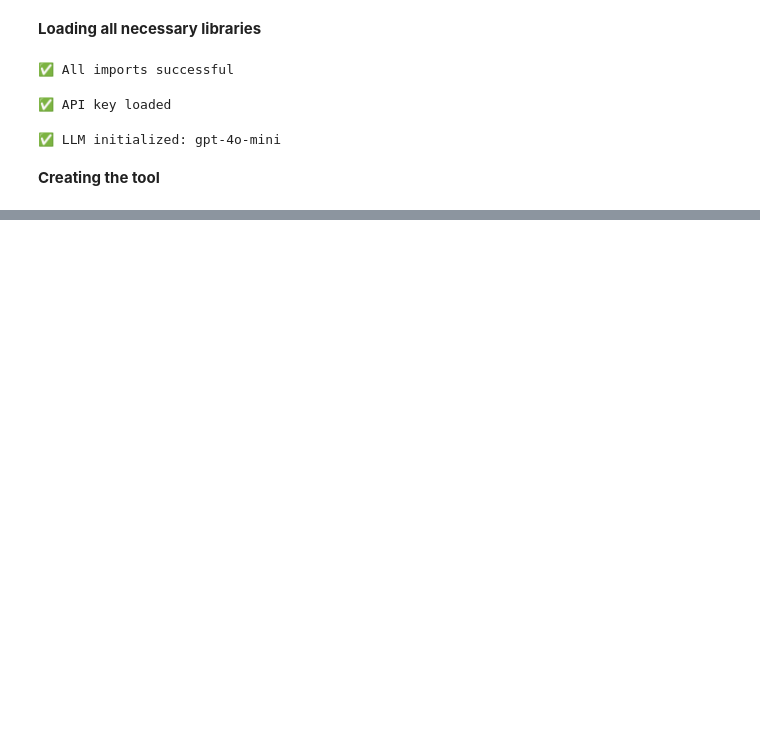
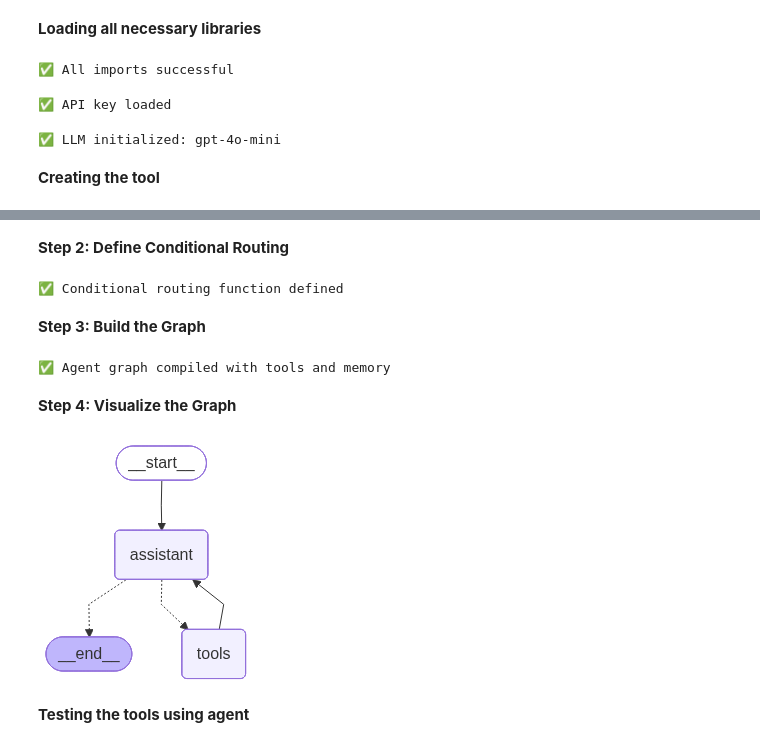
Before and after one commit to Olajcodes/working-with-rag, a Jupyter notebook: tasks/tools_integration.ipynb, the cells around one changed output, grey strips where cells are left out. Saved outputs shown, nothing was run; the diff lists cells and outputs as text; code cells hidden in the pictures; blank space fills up the shorter version.

Commit message:
Completed tools integration task

```diff
--- a/tasks/tools_integration.ipynb
+++ b/tasks/tools_integration.ipynb
@@ -42,0 +260,59 @@ print(f"✅ LLM initialized: {llm.model_name}")
+# %% [markdown]
+**Step 2: Define Conditional Routing**
+# %%
+def should_continue(state: MessagesState) -> Literal["tools", "__end__"]:
+    """
+    Decide next step based on last message.
+
+    If LLM called a tool → go to 'tools' node
+    If LLM provided final answer → go to END
+    """
+    last_message = state["messages"][-1]
+
+    if last_message.tool_calls:
+        return "tools"
+    return "__end__"
+
+print("✅ Conditional routing function defined")
+# %% [output]
+✅ Conditional routing function defined
+# %% [markdown]
+**Step 3: Build the Graph**
+# %%
+# Create the graph
+graph = StateGraph(MessagesState)
+
+# Add nodes
+graph.add_node("assistant", assistant)
+graph.add_node("tools", ToolNode(tools))
+
+# Define edges
+graph.add_edge(START, "assistant")
+
+graph.add_conditional_edges(
+    "assistant",
+   should_continue,
+    {"tools": "tools", "__end__": END}
+)
+graph.add_edge("tools", "assistant")
+
+# Add memory
+memory = MemorySaver()
+agent = graph.compile(checkpointer=memory)
+
+print("✅ Agent graph compiled with tools and memory")
+# %% [output]
+✅ Agent graph compiled with tools and memory
+# %% [markdown]
+**Step 4: Visualize the Graph**
+# %%
+# Visualize the agent graph
+try:
+    display(Image(agent.get_graph().draw_mermaid_png()))
+except Exception as e:
+    print(f"Could not display graph: {e}")
+    print("Graph structure: START → assistant → [conditional] → tools → assistant → END")
+# %% [output]
+[figure, added]
+# %% [markdown]
+**Testing the tools using agent**
```
Also changed, not shown: parts of 17 cells of this notebook.
